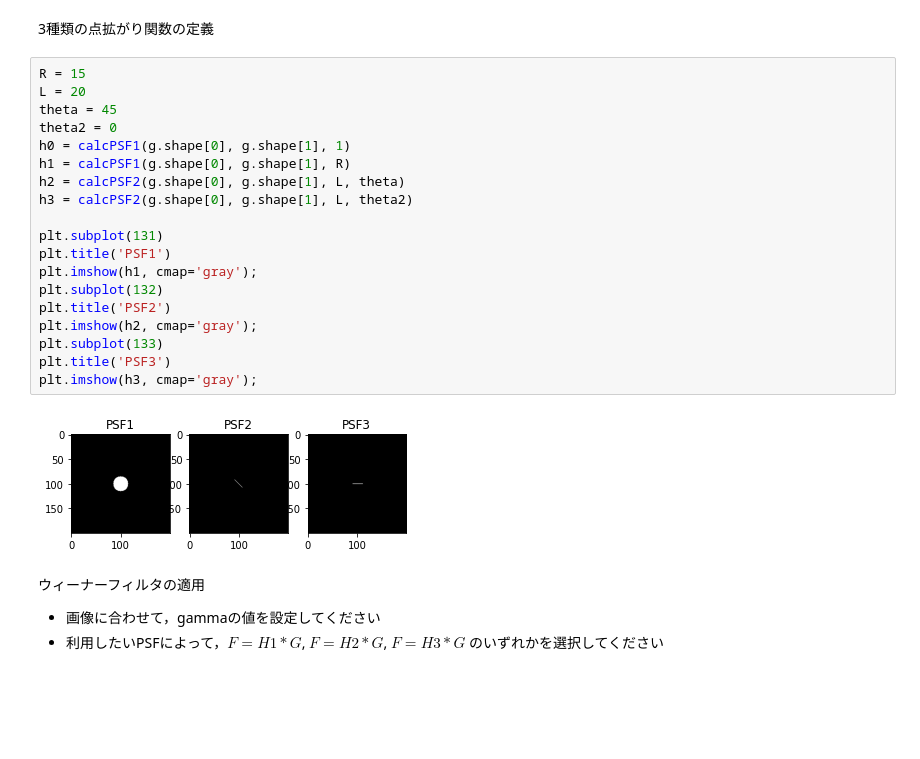
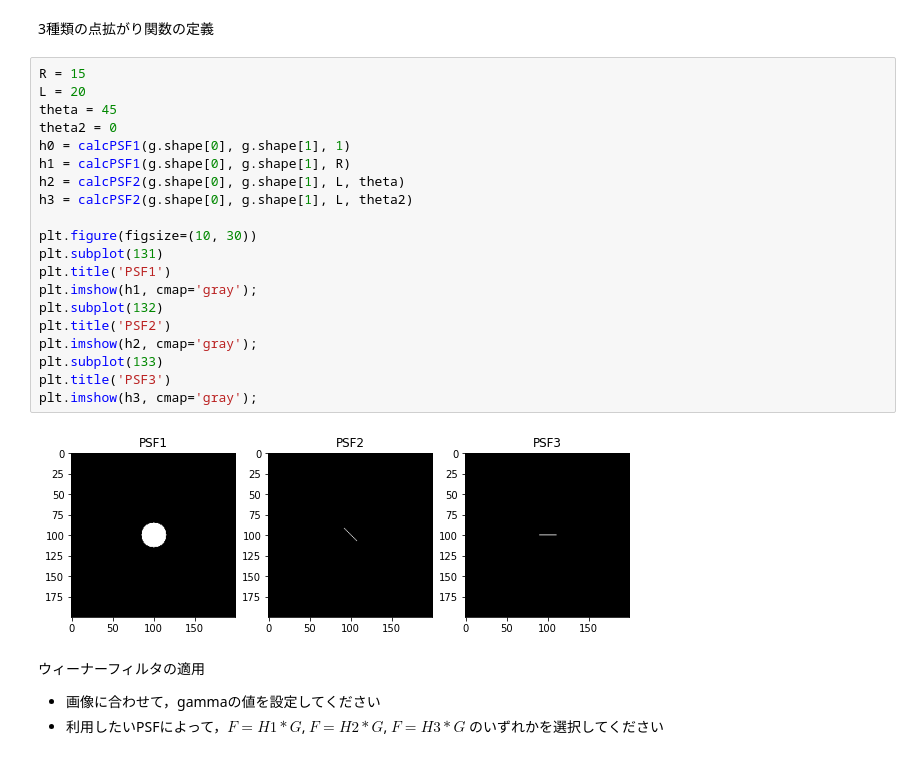
Before and after one commit to yamazoe/ImageMediaProcessing, a Jupyter notebook: week06.ipynb, the cells around one changed output. Drawn from its saved outputs; the diff is of its cells as text; blank space fills up the shorter version.

```diff
--- a/week06.ipynb
+++ b/week06.ipynb
@@ -129,24 +129,25 @@ plt.imshow(g, cmap='gray', vmin = 0, vmax = 255);
 # %%
 R = 15
 L = 20
 theta = 45
 theta2 = 0
 h0 = calcPSF1(g.shape[0], g.shape[1], 1)
 h1 = calcPSF1(g.shape[0], g.shape[1], R)
 h2 = calcPSF2(g.shape[0], g.shape[1], L, theta)
 h3 = calcPSF2(g.shape[0], g.shape[1], L, theta2)
 
+plt.figure(figsize=(10, 30))
 plt.subplot(131)
 plt.title('PSF1')
 plt.imshow(h1, cmap='gray');
 plt.subplot(132)
 plt.title('PSF2')
 plt.imshow(h2, cmap='gray');
 plt.subplot(133)
 plt.title('PSF3')
 plt.imshow(h3, cmap='gray');
 # %% [output]
-[figure, old version]
+[figure, new version]
 # %% [markdown]
 ウィーナーフィルタの適用
 - 画像に合わせて，gammaの値を設定してください
```
Also changed, not shown: parts of 2 cells of this notebook.
